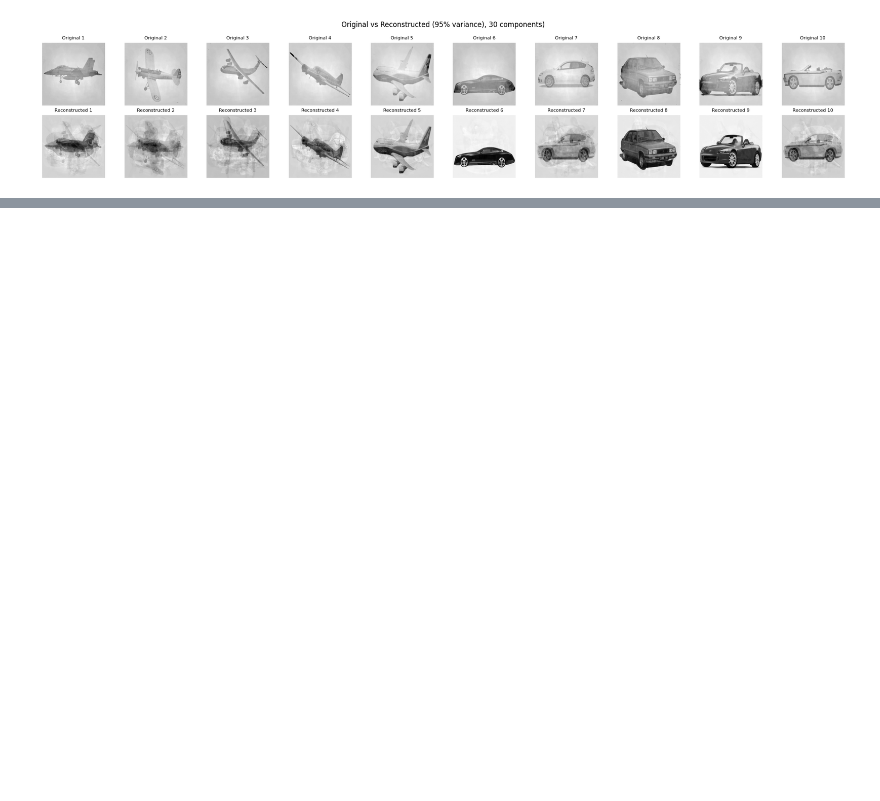
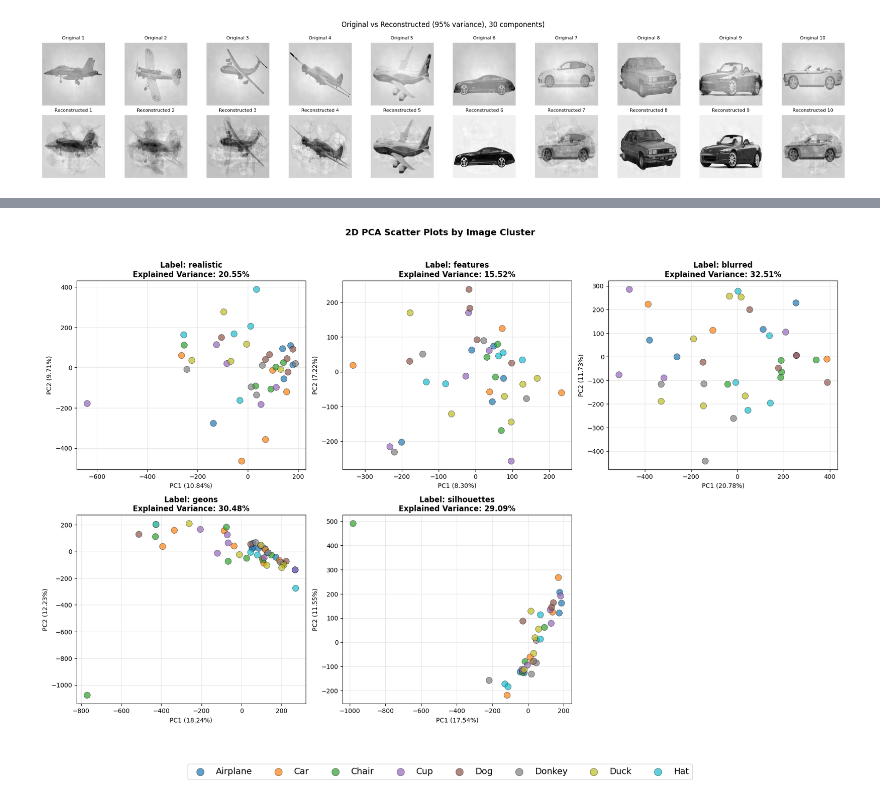
Before and after one commit to dhrvgpta/ComputerVision, a Jupyter notebook: sandbox.ipynb, the cells around one changed output, grey strips where cells are left out. Drawn from its saved outputs; the diff is of its cells as text; code cells hidden in the pictures; blank space fills up the shorter version.

Commit message:
add: 2D Scatter Plots by Image Cluster

```diff
--- a/sandbox.ipynb
+++ b/sandbox.ipynb
@@ -18,13 +21,13 @@ LABELS = ['realistic', 'features', 'blurred', 'geons', 'silhouettes']
 # %%
 data = {}
 for label in LABELS:
-    features = []
+    components = []
     for file in sorted((PATH/label).iterdir()):
         image = Image.open(file).convert('L').resize(SIZE, Image.Resampling.LANCZOS)
-        features.append(numpy.array(image, dtype=numpy.float32).flatten())
-    features = numpy.array(features)
+        components.append(numpy.array(image, dtype=numpy.float32).flatten())
+    components = numpy.array(components)
     scaler = StandardScaler()
-    data[label] = {'features': scaler.fit_transform(features), 'scaler': scaler}
+    data[label] = {'components': scaler.fit_transform(components), 'scaler': scaler}
 # %% [markdown]
 - `.convert('L')` converts the image to grayscale; The 'L' stands for Luminance channel or 8-bit grayscale. 'L' mode images have one channel per pixel (unlike 'RGB' which has three: red, green, blue).
 - **Keeping the scaler:** To visually reconstruct images that can be compared with the originals, we must reverse this standardization using the same scaler.
@@ -116,8 +115,0 @@ plot.show()
-# %%
-for label in LABELS:
-    pca_model = PCA(n_components=2).fit(data[label]['features'])
-    explained_variance = numpy.sum(pca_model.explained_variance_ratio_)
-    print(f"Label: {label}\nVariance: {explained_variance:.4f}")
-
-    if label != LABELS[-1]:
-        print()
@@ -138,0 +118,63 @@ Variance: 0.2910
+# %%
+cmap = cm.get_cmap('tab10', len(CLUSTER_NAMES))
+cluster_colors = {cluster_name: cmap(index) for index, cluster_name in enumerate(CLUSTER_NAMES)}
+
+figure, axes = plot.subplots(2, 3, figsize=(18, 12))
+axes = axes.flatten()
+
+legend_handles = []
+legend_labels = []
+
+for index, label in enumerate(LABELS):
+    pca_model = PCA(n_components=2)
+    principal_components = pca_model.fit_transform(data[label]['components'])
+    cumulative_variance = numpy.sum(pca_model.explained_variance_ratio_)
+
+    clusters = []
+    paths = (PATH / label).iterdir()
+
+    for path in paths:
+        cluster_name = next((cluster for cluster in CLUSTER_NAMES if cluster in path.stem), 'Unknown')
+        clusters.append(cluster_name)
+
+    axis = axes[index]
+
+    for cluster in CLUSTER_NAMES:
+        cluster_indices = [i for i, cluster_name in enumerate(clusters) if cluster_name == cluster]
+        scatter = axis.scatter(
+            principal_components[cluster_indices, 0],
+            principal_components[cluster_indices, 1],
+            color=cluster_colors[cluster],
+            label=cluster,
+            alpha=0.7,
+            s=100,
+            edgecolors='black',
+            linewidth=0.5
+        )
+
+        if index == 0:
+            legend_handles.append(scatter)
+            legend_labels.append(cluster)
+
+    axis.set_xlabel(f'PC1 ({pca_model.explained_variance_ratio_[0]:.2%})', fontsize=10)
+    axis.set_ylabel(f'PC2 ({pca_model.explained_variance_ratio_[1]:.2%})', fontsize=10)
+    axis.set_title(f'Label: {label}\nExplained Variance: {cumulative_variance:.2%}', fontsize=12, fontweight='bold')
+    axis.grid(True, alpha=0.3)
+
+if len(LABELS) < len(axes):
+    figure.delaxes(axes[-1])
+
+figure.legend(legend_handles, legend_labels,
+    loc='lower center',
+    ncol=len(CLUSTER_NAMES),
+    fontsize=14,
+    markerscale=1.2,
+    frameon=True,
+    bbox_to_anchor=(0.5, -0.05)
+)
+
+plot.suptitle('2D PCA Scatter Plots by Image Cluster', fontsize=14, fontweight='bold')
+plot.tight_layout(rect=(0, 0.05, 1, 0.96))
+plot.show()
+# %% [output]
+[figure, added]
```
Also changed, not shown: parts of 16 cells of this notebook, 4 other files.
